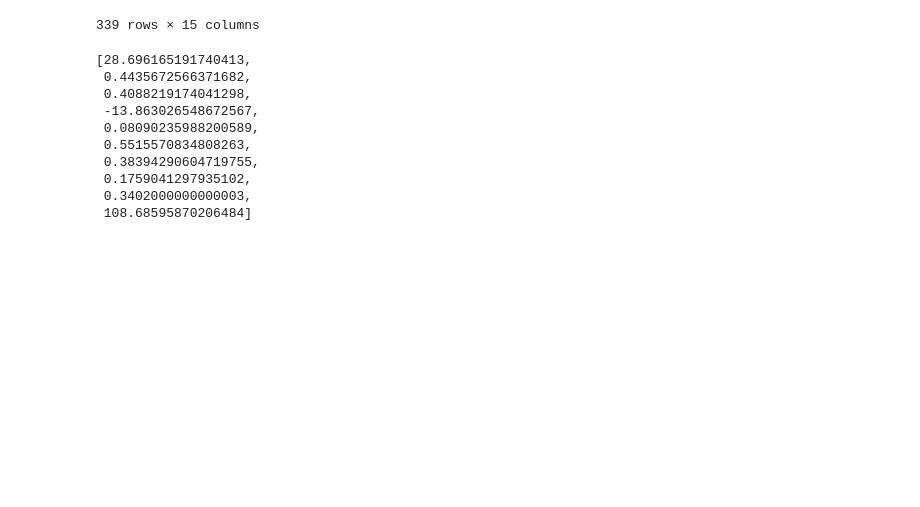
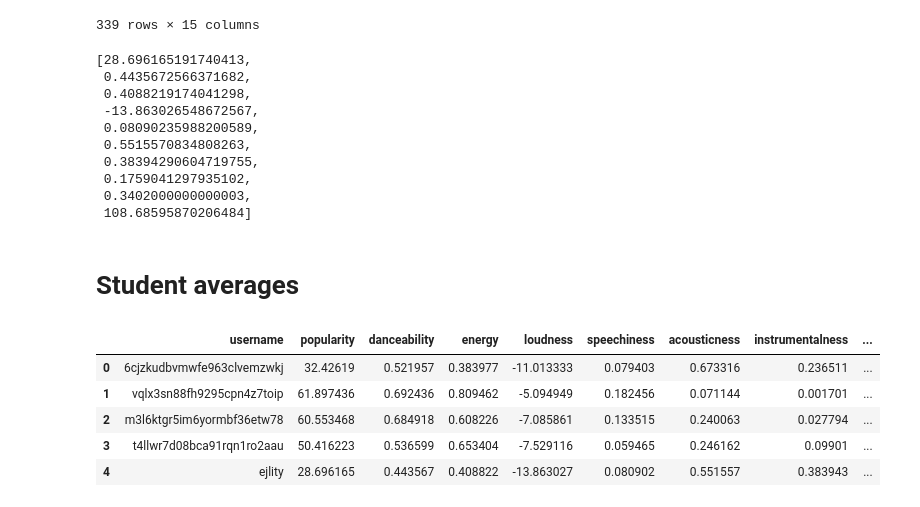
Before and after one commit to ahmedksultan/cdjsp23_brs, a Jupyter notebook: nb_playground4.ipynb, the cells around one changed output. Cells and saved outputs as stored; diff of their text form; code cells hidden in the pictures; blank space fills up the shorter version.

```diff
--- a/nb_playground4.ipynb
+++ b/nb_playground4.ipynb
@@ -86,3 +86,32 @@ feature_averages
  0.1759041297935102,
  0.3402000000000003,
  108.68595870206484]
+# %% [markdown]
+<h1> Student averages </h1>
+# %%
+usernames = all_data['username'].unique()
+
+student_averages = {}
+
+for username in usernames:
+    someones_data = all_data[all_data['username'] == username]
+    feature_averages = []
+    feature_averages.append(username)
+    for feature in features:
+        avg =  someones_data[feature].mean()
+        feature_averages.append(avg)
+    student_averages[username] = feature_averages
+
+# sorry i know this is done poorly
+student_averages_df = pd.DataFrame(student_averages).T.reset_index().drop('index',1)
+student_averages_df.columns= ['username','popularity','danceability', 'energy', 'loudness', 'speechiness',
+       'acousticness', 'instrumentalness', 'liveness', 'valence', 'tempo']
+
+student_averages_df.head()
+# %% [output]
+|  | username | popularity | danceability | energy | loudness | speechiness | acousticness | instrumentalness | ... |
+| 0 | 6cjzkudbvmwfe963clvemzwkj | 32.42619 | 0.521957 | 0.383977 | -11.013333 | 0.079403 | 0.673316 | 0.236511 | ... |
+| 1 | vqlx3sn88fh9295cpn4z7toip | 61.897436 | 0.692436 | 0.809462 | -5.094949 | 0.182456 | 0.071144 | 0.001701 | ... |
+| 2 | m3l6ktgr5im6yormbf36etw78 | 60.553468 | 0.684918 | 0.608226 | -7.085861 | 0.133515 | 0.240063 | 0.027794 | ... |
+| 3 | t4llwr7d08bca91rqn1ro2aau | 50.416223 | 0.536599 | 0.653404 | -7.529116 | 0.059465 | 0.246162 | 0.09901 | ... |
+| 4 | ejlity | 28.696165 | 0.443567 | 0.408822 | -13.863027 | 0.080902 | 0.551557 | 0.383943 | ... |
```
Also changed, not shown: parts of 5 cells of this notebook.
